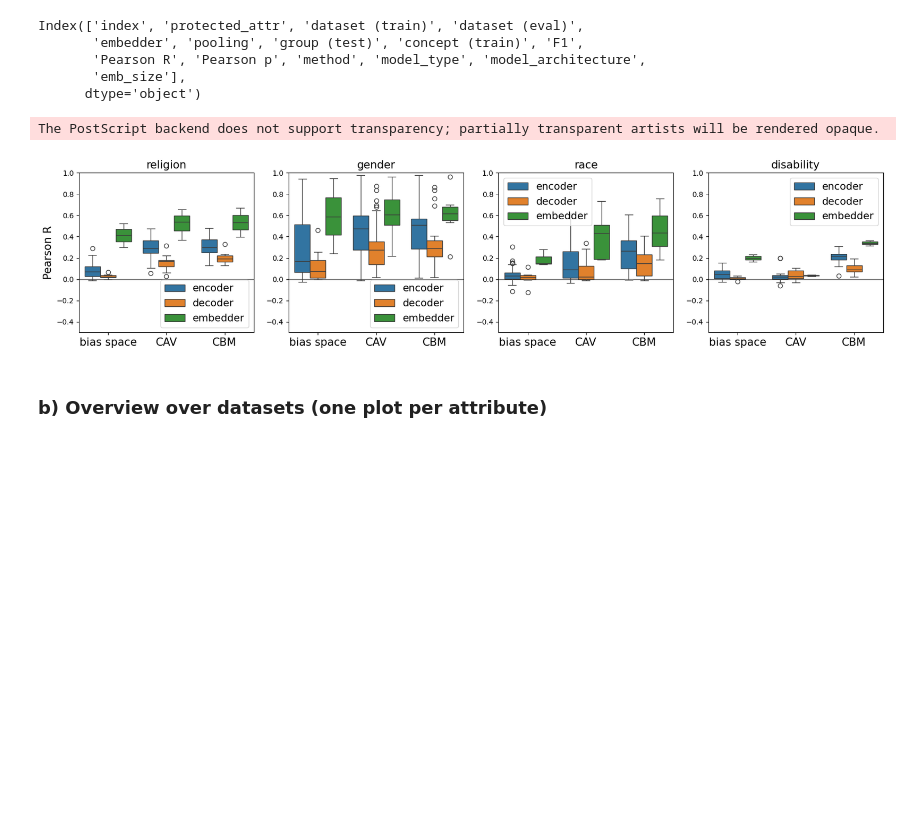
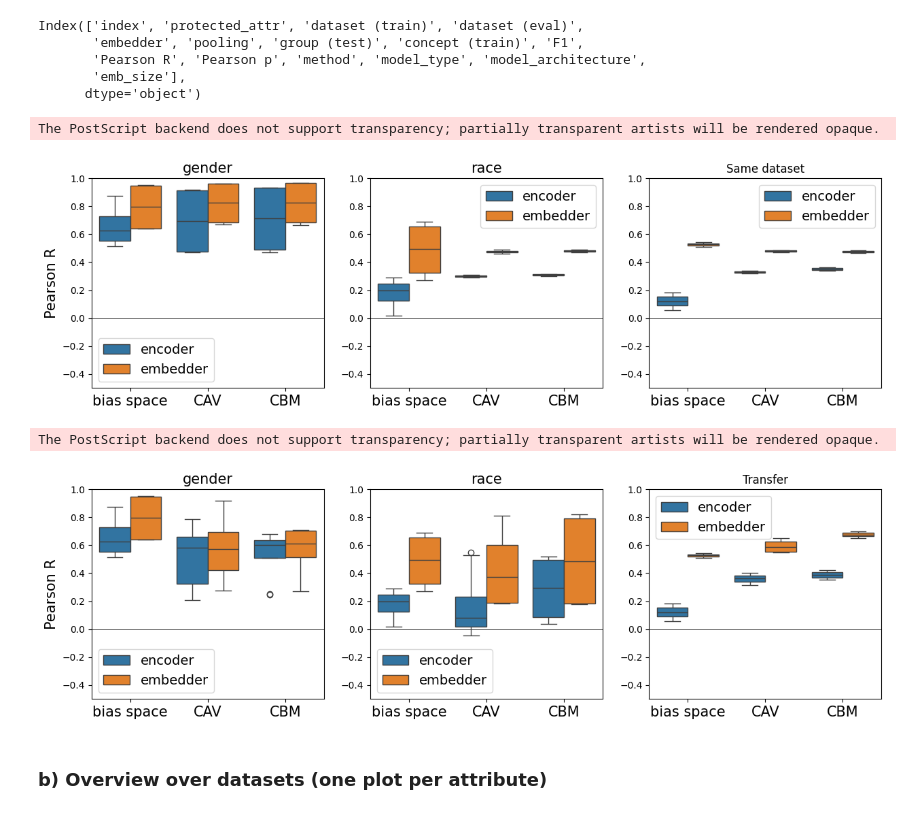
Before and after one commit to HammerLabML/PreSeCoLM, a Jupyter notebook: experiments/protected_feature_eval.ipynb, the cells around one changed output. Saved outputs shown, nothing was run; the diff lists cells and outputs as text; code cells hidden in the pictures; blank space fills up the shorter version.

```diff
--- a/experiments/protected_feature_eval.ipynb
+++ b/experiments/protected_feature_eval.ipynb
@@ -29,6 +29,6 @@ E0000 00:00:1738931097.527808    7376 cuda_blas.cc:1418] Unable to register cuBL
 To enable the following instructions: AVX2 AVX512F AVX512_VNNI FMA, in other operations, rebuild TensorFlow with the appropriate compiler flags.
 # %%
-CONFIG_FILE = 'configs/esann25/experiment_config.json'
+CONFIG_FILE = 'configs/minimal/experiment_config.json'
 EMB_SIZE_LOOKUP = {'text-embedding-3-small': 1536,
                    'text-embedding-3-large': 3072,
                    'google/electra-base-generator': 256,
@@ -216,7 +216,7 @@ def boxplot(results, ax, xcol, ycol, huecol, title, remove_legend=False, add_yla
     if remove_legend:
         legend.remove()
 
-def multipot(results, subplot_col, xcol, ycol, huecol, remove_legend=False, savefile=None):
+def multipot(results, subplot_col, xcol, ycol, huecol, title=None, remove_legend=False, savefile=None):
     # create a subplot for unique value in subplot_col
     subplot_choices = list(set(results.loc[:,subplot_col]))
     fig, axes = plt.subplots(1, len(subplot_choices), figsize=(5*len(subplot_choices), 4))
@@ -228,6 +228,8 @@ def multipot(results, subplot_col, xcol, ycol, huecol, remove_legend=False, save
         for i, val in enumerate(subplot_choices):
             res_filt = results.loc[results[subplot_col] == val]
             boxplot(res_filt, axes[i], xcol=xcol, ycol=ycol, huecol=huecol, title=val, add_ylabel=(i==0))
+    if title is not None:
+        plt.title(title)
 
     # (save and) show figure
     if savefile is not None:
@@ -312,11 +318,17 @@ Index(['index', 'protected_attr', 'dataset (train)', 'dataset (eval)',
 # %%
 # aggregate results over groups of the same experiment setup
 gres = aggregate_results(res_all, ['protected_attr', 'dataset (train)', 'dataset (eval)', 'embedder', 'pooling', 'method', 'model_architecture', 'model_type', 'emb_size'], 'Pearson R')
+# %%
+gres_same_dataset = gres[(gres['method'] == 'bias space') | (gres['dataset (train)'] == gres['dataset (eval)'])]
+gres_transfer = gres[(gres['method'] == 'bias space') | (gres['dataset (train)'] != gres['dataset (eval)'])]
 # %%
-multipot(gres, subplot_col='protected_attr', xcol='method', ycol='Pearson R', huecol='model_architecture', remove_legend=False, savefile='plots/esann25/corr.eps')
+multipot(gres_same_dataset, subplot_col='protected_attr', xcol='method', ycol='Pearson R', huecol='model_architecture', title='Same dataset', remove_legend=False, savefile='plots/esann25/corr.eps')
+multipot(gres_transfer, subplot_col='protected_attr', xcol='method', ycol='Pearson R', huecol='model_architecture', title='Transfer', remove_legend=False, savefile='plots/esann25/corr.eps')
 # %% [output]
 The PostScript backend does not support transparency; partially transparent artists will be rendered opaque.
-[figure, old version]
+[figure, new version]
+The PostScript backend does not support transparency; partially transparent artists will be rendered opaque.
+[figure, added]
 # %% [markdown]
 ### b) Overview over datasets (one plot per attribute)
 # %%
```
Also changed, not shown: parts of 10 cells of this notebook, 5 other files.
